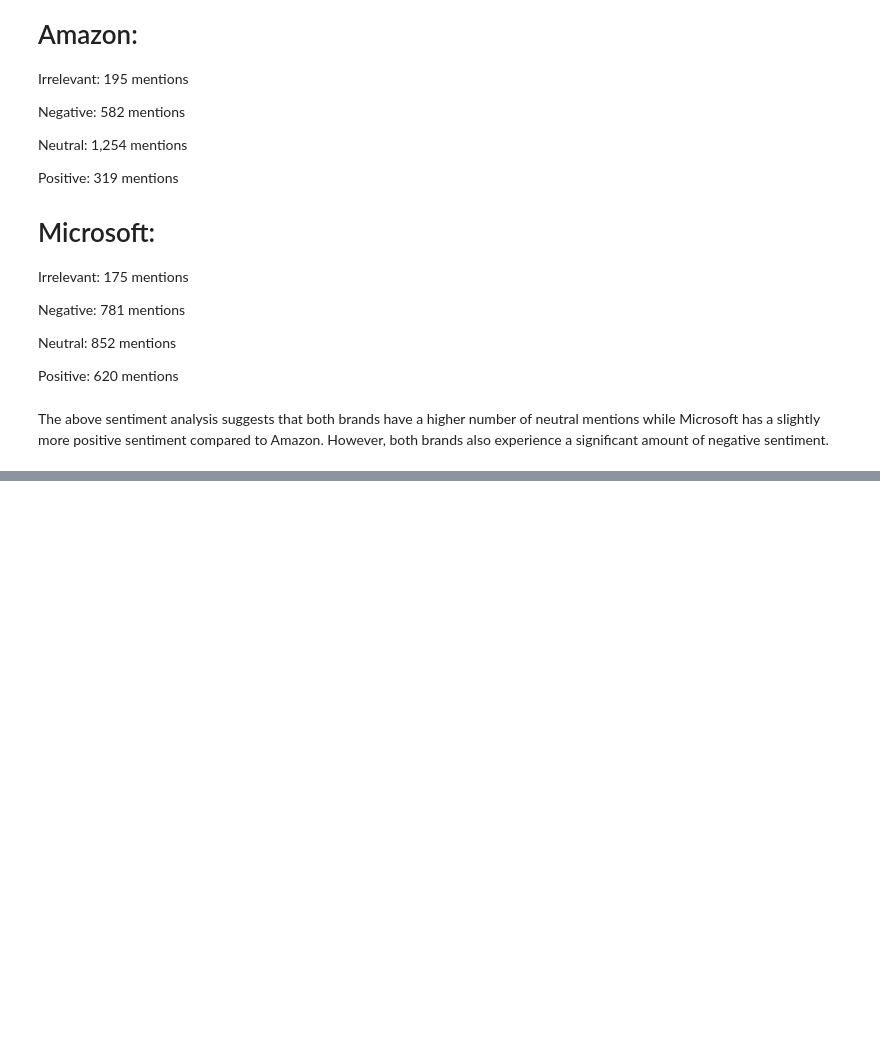
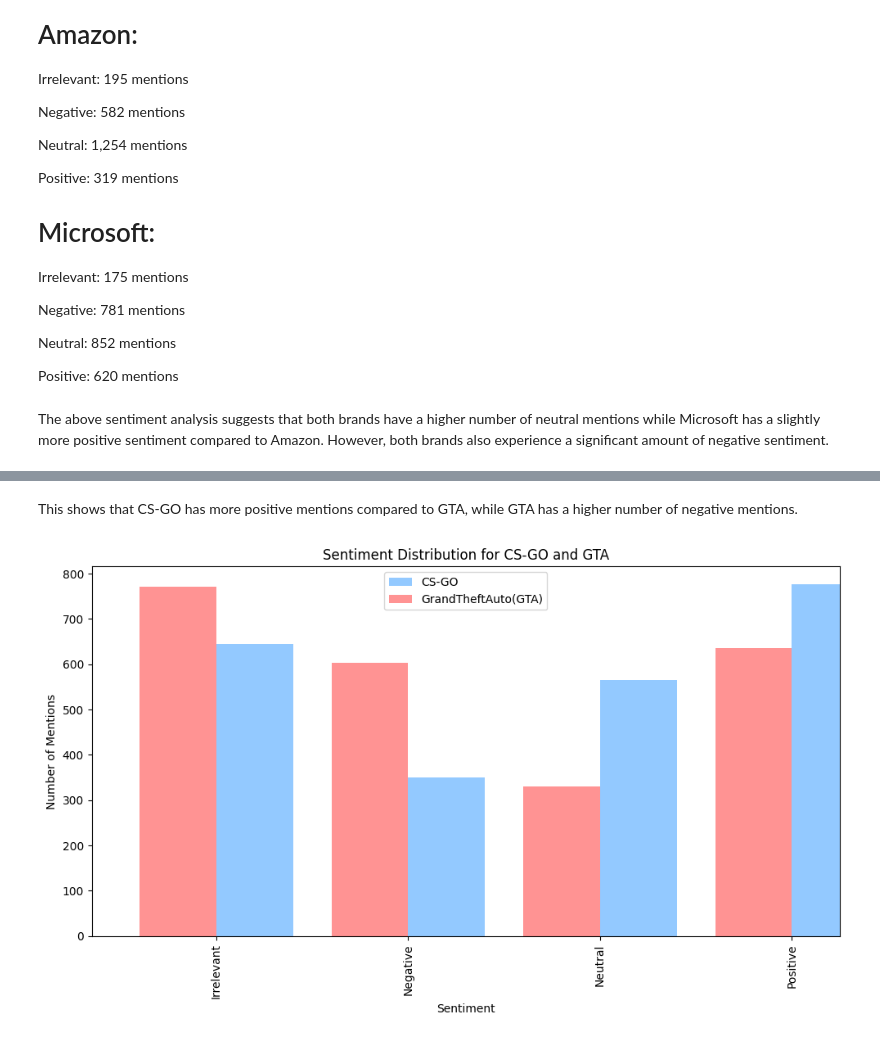
Before and after one commit to Ethan-97/PRODIGY_DS_04, a Jupyter notebook: Task4.ipynb, the cells around one changed output, grey strips where cells are left out. Drawn from its saved outputs; the diff is of its cells as text; code cells hidden in the pictures; blank space fills up the shorter version.

Commit message:
Added some new analysis

```diff
--- a/Task4.ipynb
+++ b/Task4.ipynb
@@ -164,0 +165,14 @@ plt.show()
+# %%
+# Comparing CS-GO and GTA
+
+# Filter the dataset for 'CS-GO' and 'GrandTheftAuto(GTA)' for sentiment analysis
+csgo_gta_data_combined = pd.concat([
+    validation_data_clean[validation_data_clean['Brand'].isin(['CS-GO', 'GrandTheftAuto(GTA)'])],
+    training_data_clean[training_data_clean['Brand'].isin(['CS-GO', 'GrandTheftAuto(GTA)'])]
+])
+
+# Check the distribution of sentiment for CS-GO and GTA
+sentiment_counts_csgo_gta_combined = csgo_gta_data_combined.groupby(['Brand', 'Sentiment']).size().unstack(fill_value = 0)
+
+# Display sentiment distribution
+sentiment_counts_csgo_gta_combined
@@ -164,0 +206,26 @@ plt.show()
+# %% [markdown]
+This shows that CS-GO has more positive mentions compared to GTA, while GTA has a higher number of negative mentions.
+# %%
+# Setting up side by side plot for CS-GO and GTA
+plt.figure(figsize = (10, 6))
+
+colors_cs = ['#66b3ff']
+colors_gta = ['#ff6666']
+
+# Plot sentiment distribution for Amazon
+sentiment_counts_csgo_gta_combined.loc['CS-GO'].plot(kind = 'bar', color = colors_cs, label = 'CS-GO', alpha = 0.7, position = 0, width = 0.4)
+
+# Plot sentiment distribution for Microsoft
+sentiment_counts_csgo_gta_combined.loc['GrandTheftAuto(GTA)'].plot(kind = 'bar', color = colors_gta, label = 'GrandTheftAuto(GTA)', alpha = 0.7, position = 1, width = 0.4)
+
+# Add labels and title
+plt.xlabel('Sentiment')
+plt.ylabel('Number of Mentions')
+plt.title('Sentiment Distribution for CS-GO and GTA')
+plt.legend()
+plt.tight_layout()
+
+# Show plot
+plt.show()
+# %% [output]
+[figure, added]
```
Also changed, not shown: parts of 9 cells of this notebook.
